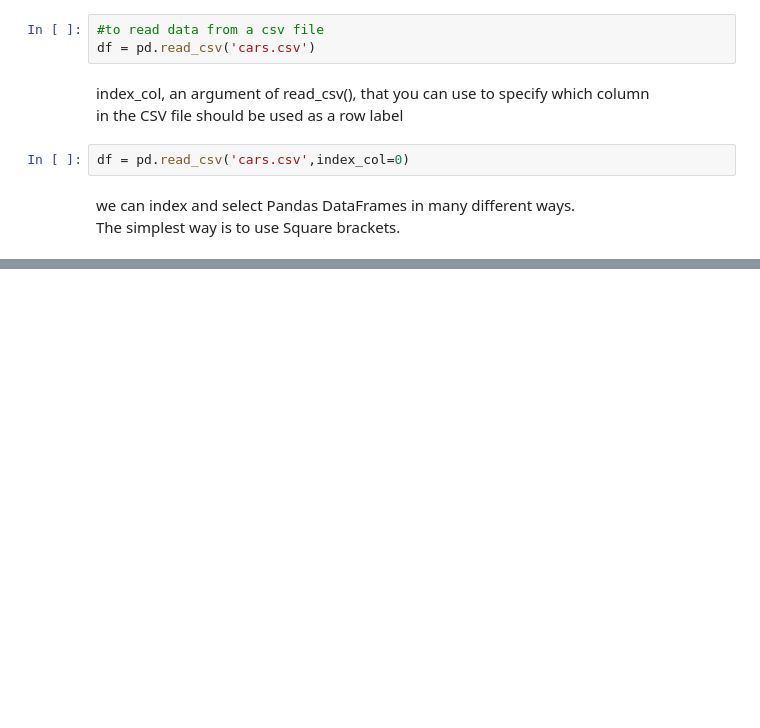
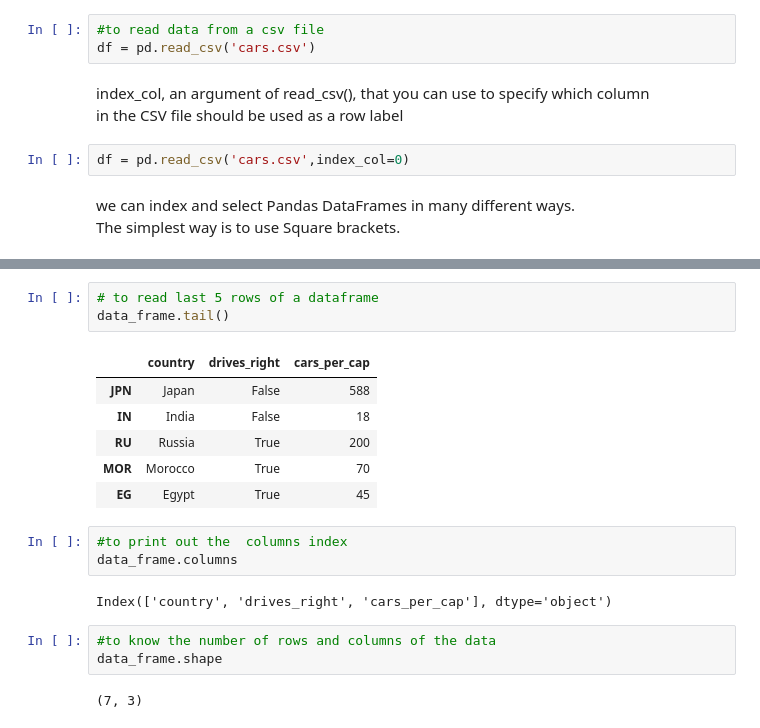
Before and after one commit to SurajKande/python-pandas, a Jupyter notebook: python_pandas.ipynb, the cells around one changed output, grey strips where cells are left out. Saved outputs shown, nothing was run; the diff lists cells and outputs as text; blank space fills up the shorter version.

```diff
--- a/python_pandas.ipynb
+++ b/python_pandas.ipynb
@@ -207,0 +127,20 @@ df = pd.read_csv('twets.csv',nrows=5, header=None )
+# %%
+# to read last 5 rows of a dataframe
+data_frame.tail()
+# %% [output]
+|  | country | drives_right | cars_per_cap |
+| JPN | Japan | False | 588 |
+| IN | India | False | 18 |
+| RU | Russia | True | 200 |
+| MOR | Morocco | True | 70 |
+| EG | Egypt | True | 45 |
+# %%
+#to print out the  columns index
+data_frame.columns
+# %% [output]
+Index(['country', 'drives_right', 'cars_per_cap'], dtype='object')
+# %%
+#to know the number of rows and columns of the data
+data_frame.shape
+# %% [output]
+(7, 3)
```
Also changed, not shown: parts of 54 cells of this notebook.
